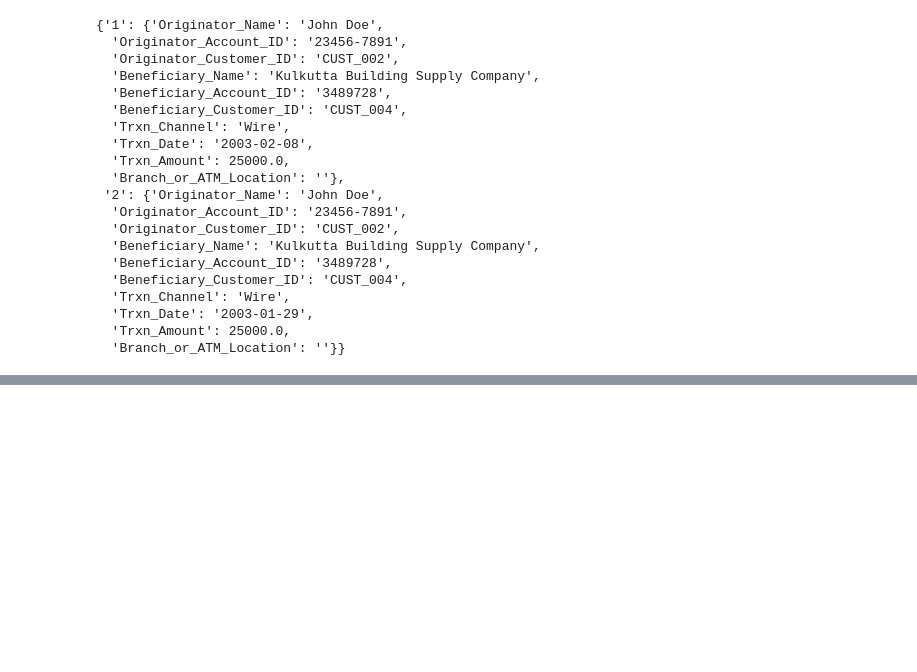
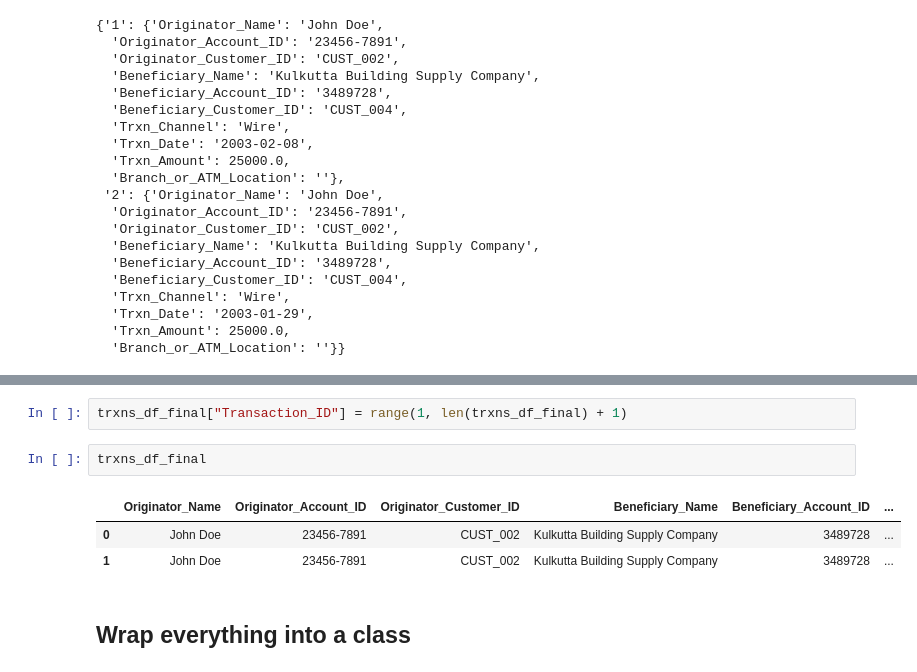
Before and after one commit to govindgnair23/SAR_to_Trxns, a Jupyter notebook: experiments/Sars_to_Trxns.ipynb, the cells around one changed output, grey strips where cells are left out. Cells and saved outputs as stored; diff of their text form; blank space fills up the shorter version.

```diff
--- a/experiments/Sars_to_Trxns.ipynb
+++ b/experiments/Sars_to_Trxns.ipynb
@@ -2509,0 +2595,10 @@ generate_transactions(**args)
+# %%
+trxns_df_final["Transaction_ID"] = range(1, len(trxns_df_final) + 1)
+# %%
+trxns_df_final
+# %% [output]
+|  | Originator_Name | Originator_Account_ID | Originator_Customer_ID | Beneficiary_Name | Beneficiary_Account_ID | ... |
+| 0 | John Doe | 23456-7891 | CUST_002 | Kulkutta Building Supply Company | 3489728 | ... |
+| 1 | John Doe | 23456-7891 | CUST_002 | Kulkutta Building Supply Company | 3489728 | ... |
+# %% [markdown]
+## Wrap everything into a class
```
Also changed, not shown: parts of 14 cells of this notebook, 2 other files.
